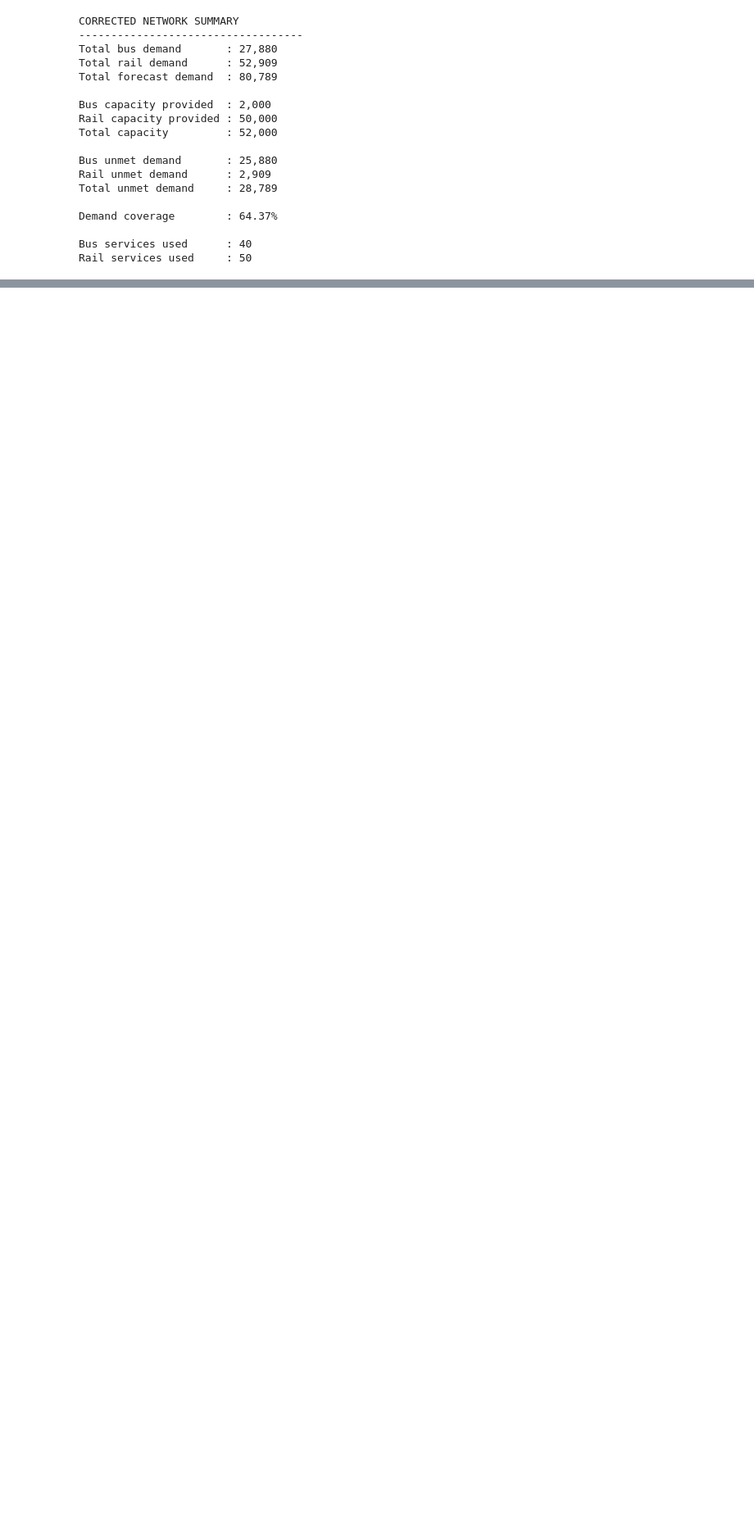
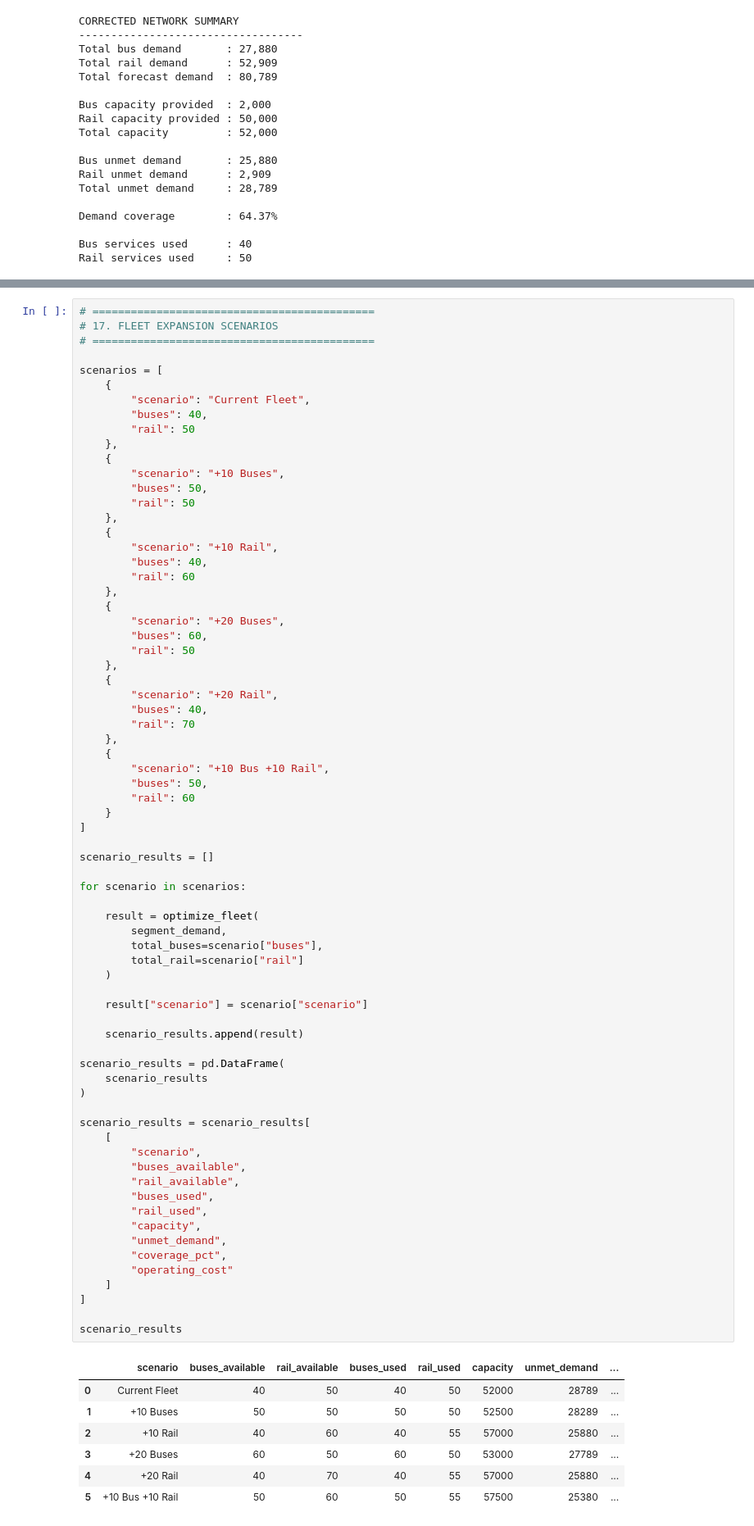
Before and after one commit to abhisarthak/public-transport-demand-planning, a Jupyter notebook: notebooks/03_fleet_optimization.ipynb, the cells around one changed output, grey strips where cells are left out. Shown at 82% size. Cells and saved outputs as stored; diff of their text form; blank space fills up the shorter version.

```diff
--- a/notebooks/03_fleet_optimization.ipynb
+++ b/notebooks/03_fleet_optimization.ipynb
@@ -701,0 +872,79 @@ Rail services used     : 50
+# %%
+# ============================================
+# 17. FLEET EXPANSION SCENARIOS
+# ============================================
+
+scenarios = [
+    {
+        "scenario": "Current Fleet",
+        "buses": 40,
+        "rail": 50
+    },
+    {
+        "scenario": "+10 Buses",
+        "buses": 50,
+        "rail": 50
+    },
+    {
+        "scenario": "+10 Rail",
+        "buses": 40,
+        "rail": 60
+    },
+    {
+        "scenario": "+20 Buses",
+        "buses": 60,
+        "rail": 50
+    },
+    {
+        "scenario": "+20 Rail",
+        "buses": 40,
+        "rail": 70
+    },
+    {
+        "scenario": "+10 Bus +10 Rail",
+        "buses": 50,
+        "rail": 60
+    }
+]
+
+scenario_results = []
+
+for scenario in scenarios:
+
+    result = optimize_fleet(
+        segment_demand,
+        total_buses=scenario["buses"],
+        total_rail=scenario["rail"]
+    )
+
+    result["scenario"] = scenario["scenario"]
+
+    scenario_results.append(result)
+
+scenario_results = pd.DataFrame(
+    scenario_results
+)
+
+scenario_results = scenario_results[
+    [
+        "scenario",
+        "buses_available",
+        "rail_available",
+        "buses_used",
+        "rail_used",
+        "capacity",
+        "unmet_demand",
+        "coverage_pct",
+        "operating_cost"
+    ]
+]
+
+scenario_results
+# %% [output]
+|  | scenario | buses_available | rail_available | buses_used | rail_used | capacity | unmet_demand | ... |
+| 0 | Current Fleet | 40 | 50 | 40 | 50 | 52000 | 28789 | ... |
+| 1 | +10 Buses | 50 | 50 | 50 | 50 | 52500 | 28289 | ... |
+| 2 | +10 Rail | 40 | 60 | 40 | 55 | 57000 | 25880 | ... |
+| 3 | +20 Buses | 60 | 50 | 60 | 50 | 53000 | 27789 | ... |
+| 4 | +20 Rail | 40 | 70 | 40 | 55 | 57000 | 25880 | ... |
+| 5 | +10 Bus +10 Rail | 50 | 60 | 50 | 55 | 57500 | 25380 | ... |
```
Also changed, not shown: parts of 9 cells of this notebook.
